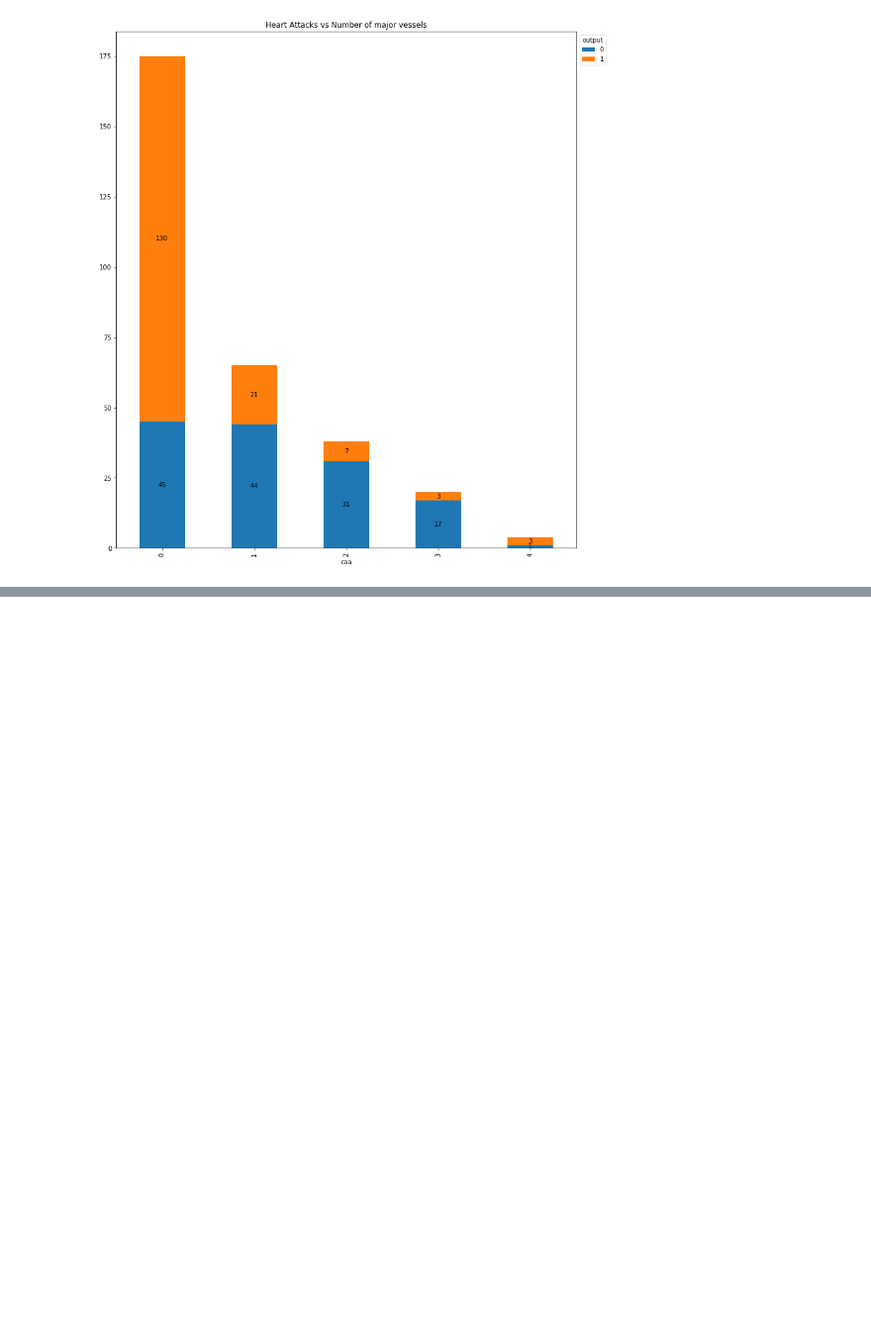
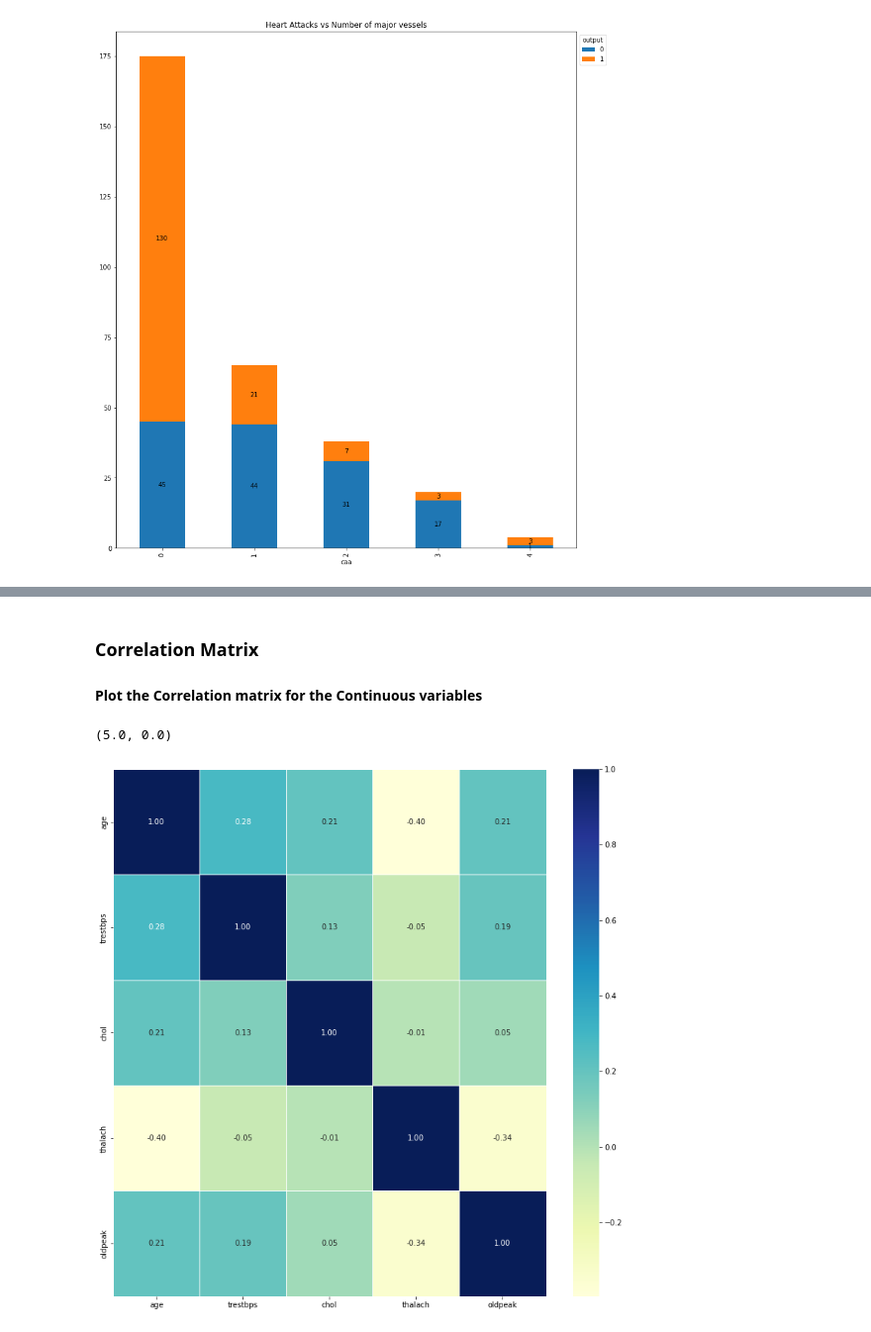
Before and after one commit to nethmi-1997/ML_Assignment2_IT19014296_IT19064932_IT19032252_IT19011912, a Jupyter notebook: heart-attack-prediction-IT19014296.ipynb, the cells around one changed output, grey strips where cells are left out. Shown at 99% size. Saved outputs shown, nothing was run; the diff lists cells and outputs as text; code cells hidden in the pictures; blank space fills up the shorter version.

Commit message:
added correlation matrix

```diff
--- a/heart-attack-prediction-IT19014296.ipynb
+++ b/heart-attack-prediction-IT19014296.ipynb
@@ -431,0 +469,19 @@ plt.show()
+# %% [markdown]
+### Correlation Matrix
+
+#### Plot the Correlation matrix for the Continuous variables
+# %%
+# plotting the correlation matrix for the above mentioned continuous variables
+corr_matrix = patients[continuous_val].corr()
+fig, ax = plt.subplots(figsize=(13, 13))
+ax = sns.heatmap(corr_matrix,
+                 annot=True,
+                 linewidths=0.5,
+                 fmt=".2f",
+                 cmap="YlGnBu"
+                );
+bottom, top = ax.get_ylim()
+ax.set_ylim(bottom, top)
+# %% [output]
+(5.0, 0.0)
+[figure, added]
```
Also changed, not shown: parts of 3 cells of this notebook.
